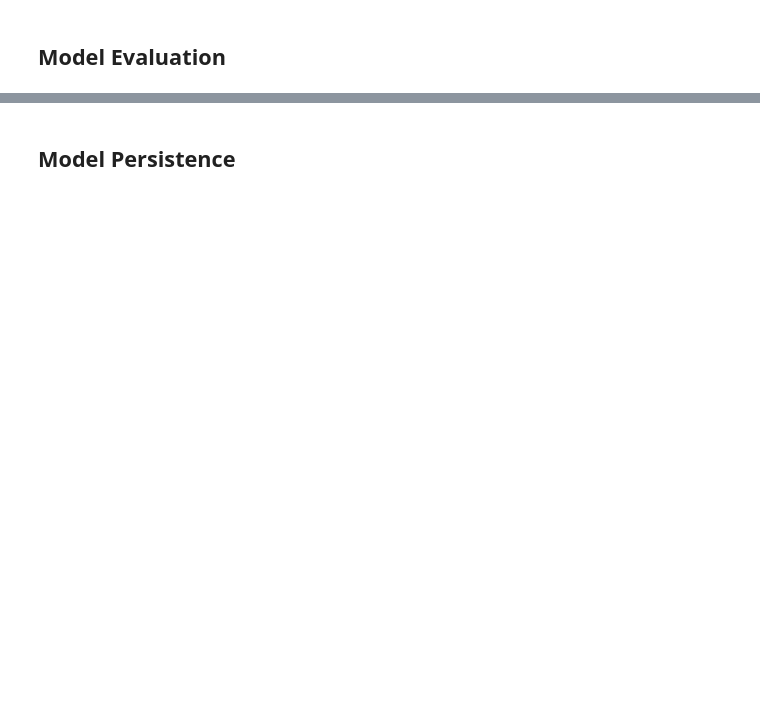
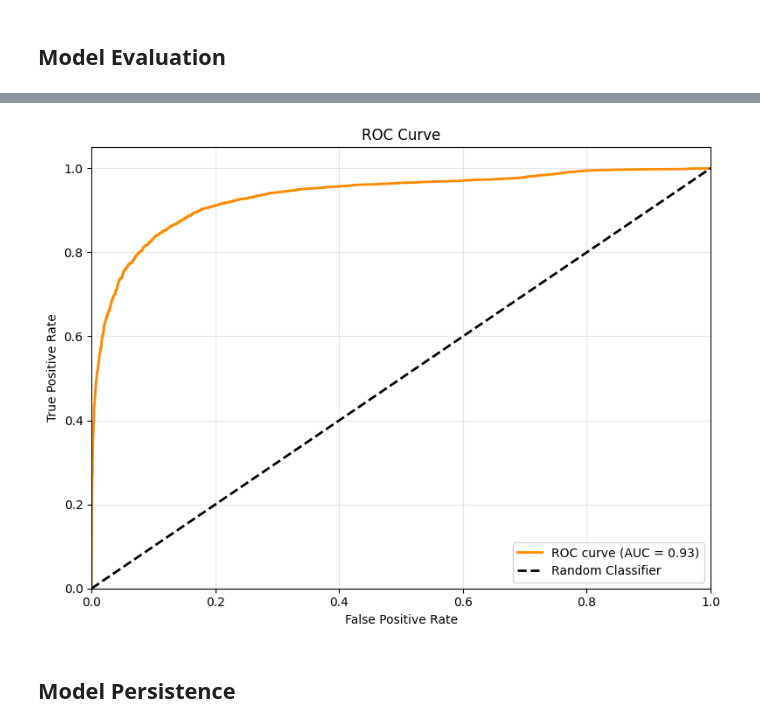
Before and after one commit to movindugunarathna/sinXdetect, a Jupyter notebook: ml/bilstm_text_classifier.ipynb, the cells around one changed output, grey strips where cells are left out. Drawn from its saved outputs; the diff is of its cells as text; code cells hidden in the pictures; blank space fills up the shorter version.

Commit message:
roc curve is 0.93

```diff
--- a/ml/bilstm_text_classifier.ipynb
+++ b/ml/bilstm_text_classifier.ipynb
@@ -386,21 +260,24 @@ model.summary()
 callbacks = [
     tf.keras.callbacks.ModelCheckpoint(
         filepath=str(MODEL_DIR / 'checkpoint.keras'),
-        monitor='val_loss',  # Monitor loss, not accuracy (catches overfitting earlier)
+        monitor='val_accuracy',
         save_best_only=True,
-        mode='min'
+        mode='max',
+        verbose=1
     ),
     tf.keras.callbacks.EarlyStopping(
-        monitor='val_loss',
-        patience=3,  # Stop if validation loss doesn't improve for 3 epochs
+        monitor='val_accuracy',
+        patience=1,  # Reduced from 2 - stop after 1 epoch of no improvement
         restore_best_weights=True,
-        min_delta=1e-4  # Minimum improvement threshold
+        verbose=1
     ),
+    # Reduce learning rate when validation stops improving
     tf.keras.callbacks.ReduceLROnPlateau(
         monitor='val_loss',
         factor=0.5,
-        patience=2,
-        min_lr=1e-7
+        patience=1,
+        min_lr=1e-6,
+        verbose=1
     )
 ]
 
@@ -476,0 +349,78 @@ plt.show()
+# %%
+# ROC Curve - FIXED VERSION
+# For multi-class ROC curve (one-vs-rest)
+y_test_bin = label_binarize(y_test, classes=range(NUM_CLASSES))
+
+# Ensure test_probs is a numpy array (convert from tensor if needed)
+if hasattr(test_probs, 'numpy'):
+    test_probs_np = test_probs.numpy()
+else:
+    test_probs_np = np.array(test_probs)
+
+# Ensure probabilities are properly normalized (should already be from softmax)
+test_probs_np = test_probs_np / test_probs_np.sum(axis=1, keepdims=True)
+
+plt.figure(figsize=(8, 6))
+
+if NUM_CLASSES == 2:
+    # Binary classification
+    # CRITICAL FIX: Determine which class is AI
+    # LabelEncoder sorts alphabetically, so AI=0, HUMAN=1
+    ai_class_idx = label_encoder.transform(['AI'])[0]
+    human_class_idx = label_encoder.transform(['HUMAN'])[0]
+
+    print(f"Classes: {label_encoder.classes_}")
+    print(f"AI index: {ai_class_idx}, HUMAN index: {human_class_idx}")
+
+    # Use AI as the positive class
+    positive_class_idx = ai_class_idx
+    probs_positive = test_probs_np[:, positive_class_idx]
+
+    # Ensure probabilities are in valid range [0, 1]
+    probs_positive = np.clip(probs_positive, 0, 1)
+
+    # CRITICAL: Use pos_label to specify AI as positive class
+    fpr, tpr, thresholds = roc_curve(
+        y_true=y_test,
+        y_score=probs_positive,
+        pos_label=positive_class_idx  # Explicitly set AI as positive
+    )
+    roc_auc = auc(fpr, tpr)
+
+    # Diagnostic information
+    print(f"Using positive class: {label_encoder.classes_[positive_class_idx]} (index {positive_class_idx})")
+    print(f"Probability range: [{probs_positive.min():.6f}, {probs_positive.max():.6f}]")
+    print(f"Mean prob when true=AI:    {probs_positive[y_test == ai_class_idx].mean():.6f}")
+    print(f"Mean prob when true=HUMAN: {probs_positive[y_test == human_class_idx].mean():.6f}")
+    print(f"Unique probability values: {len(np.unique(probs_positive))}")
+    print(f"Extreme probabilities (<0.01 or >0.99): {((probs_positive < 0.01) | (probs_positive > 0.99)).sum()}/{len(probs_positive)}")
+
+    # Check if we're evaluating on test set (not train by mistake)
+    print(f"Evaluating on: {len(y_test)} samples")
+    print(f"Test accuracy: {(test_pred == y_test).mean():.4f}")
+
+    if (test_pred == y_test).mean() == 1.0:
+        print("WARNING: 100% accuracy - check if using correct dataset!")
+
+    plt.plot(fpr, tpr, color='darkorange', lw=2, label=f'ROC curve (AUC = {roc_auc:.2f})')
+else:
+    # Multi-class: plot ROC for each class
+    colors = plt.cm.tab10(np.linspace(0, 1, NUM_CLASSES))
+    for i in range(NUM_CLASSES):
+        probs_class = np.clip(test_probs_np[:, i], 0, 1)
+        fpr, tpr, _ = roc_curve(y_test_bin[:, i], probs_class)
+        roc_auc = auc(fpr, tpr)
+        plt.plot(fpr, tpr, color=colors[i], lw=2,
+                label=f'{label_encoder.classes_[i]} (AUC = {roc_auc:.2f})')
+
+plt.plot([0, 1], [0, 1], 'k--', lw=2, label='Random Classifier')
+plt.xlim([0.0, 1.0])
+plt.ylim([0.0, 1.05])
+plt.xlabel('False Positive Rate')
+plt.ylabel('True Positive Rate')
+plt.title('ROC Curve')
+plt.legend(loc='lower right')
+plt.grid(True, alpha=0.3)
+plt.tight_layout()
+plt.show()
+# %% [output]
@@ -477,3 +437,4 @@ plt.show()
+[figure, added]
 # %% [markdown]
 ## Model Persistence
 # %%
```
Also changed, not shown: parts of 28 cells of this notebook.
